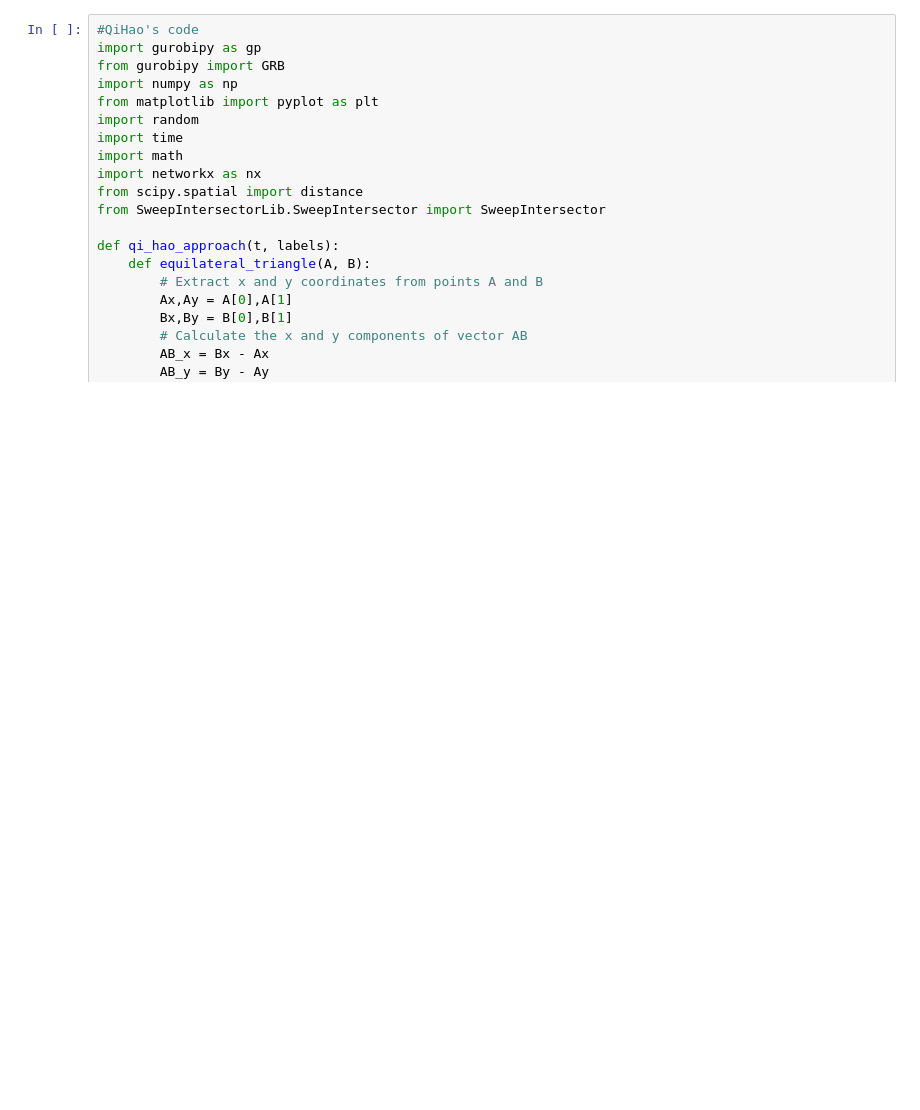
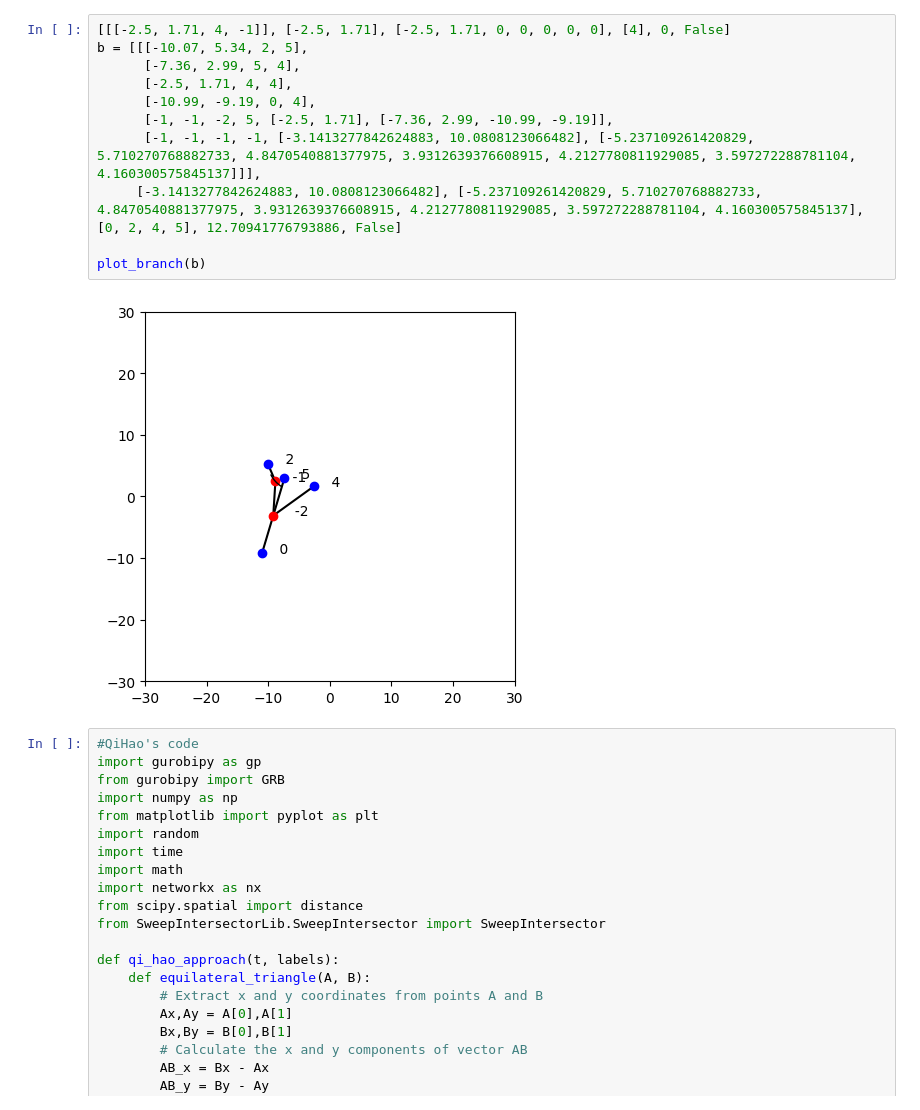
Before and after one commit to nandresthio/abConnectedNetworks, a Jupyter notebook: Nico.ipynb, the cells around one changed output. Saved outputs shown, nothing was run; the diff lists cells and outputs as text; blank space fills up the shorter version.

```diff
--- a/Nico.ipynb
+++ b/Nico.ipynb
@@ -4634,3 +3939,16 @@ print("Alex solution cost:", solutionValueAlex, "found in time", solutionTimeAle
+# %%
+[[[-2.5, 1.71, 4, -1]], [-2.5, 1.71], [-2.5, 1.71, 0, 0, 0, 0, 0], [4], 0, False]
+b = [[[-10.07, 5.34, 2, 5],
+      [-7.36, 2.99, 5, 4],
+      [-2.5, 1.71, 4, 4],
+      [-10.99, -9.19, 0, 4],
+      [-1, -1, -2, 5, [-2.5, 1.71], [-7.36, 2.99, -10.99, -9.19]],
+      [-1, -1, -1, -1, [-3.1413277842624883, 10.0808123066482], [-5.237109261420829, 5.710270768882733, 4.8470540881377975, 3.9312639376608915, 4.2127780811929085, 3.597272288781104, 4.160300575845137]]],
+     [-3.1413277842624883, 10.0808123066482], [-5.237109261420829, 5.710270768882733, 4.8470540881377975, 3.9312639376608915, 4.2127780811929085, 3.597272288781104, 4.160300575845137], [0, 2, 4, 5], 12.70941776793886, False]
+
+plot_branch(b)
+# %% [output]
+[figure, new version]
 # %%
 #QiHao's code
 import gurobipy as gp
```
Also changed, not shown: parts of 10 cells of this notebook.
